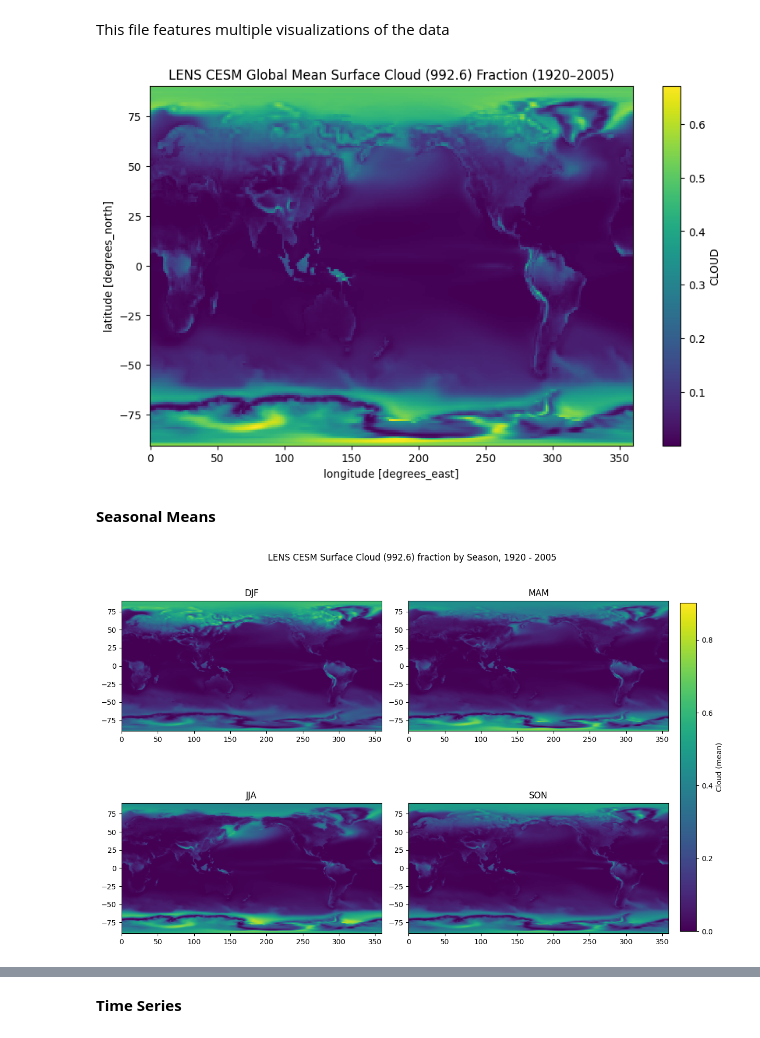
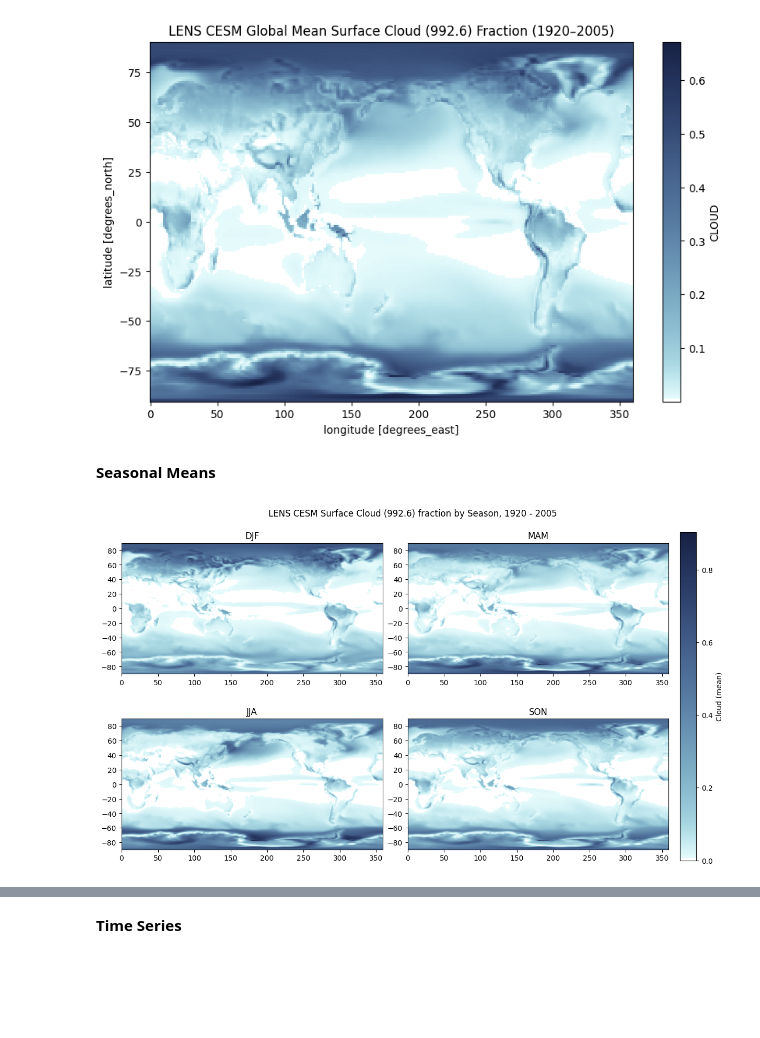
Before and after one commit to ywanika/MSC25_LowCloud, a Jupyter notebook: 01visualizeCESMstd.ipynb, the cells around one changed output, grey strips where cells are left out. Drawn from its saved outputs; the diff is of its cells as text; code cells hidden in the pictures; blank space fills up the shorter version.

Commit message:
updated visuals, working on eecra

```diff
--- a/01visualizeCESMstd.ipynb
+++ b/01visualizeCESMstd.ipynb
@@ -9,3 +18,11 @@ import pandas as pd
+# %%
+#custom colormap
+import pickle
+import matplotlib.pyplot as plt
+
+# Load the colormap
+with open("fog_colormap.pkl", "rb") as f:
+    fog_cmap = pickle.load(f)
 # %%
 cloud = xr.open_dataset("data/cesm_StdModel/cloud_std.nc")
 cloud = cloud.CLOUD
@@ -25,17 +42,15 @@ Attributes:
     units:         fraction
     long_name:     Cloud fraction
     cell_methods:  time: mean
-# %% [markdown]
-This file features multiple visualizations of the data
 # %%
 #cloud.mean('time').plot()
 
 fig, ax = plt.subplots(figsize=(10, 6))
-cloud.mean('time').plot(ax= ax)
+cloud.mean('time').plot(ax= ax, cmap = fog_cmap)
 ax.set_title("LENS CESM Global Mean Surface Cloud (992.6) Fraction (1920–2005)")
 
 plt.savefig("dataViz/LENS_Global_Mean_Map")
 plt.show()
 # %% [output]
-[figure, old version]
+[figure, new version]
 # %%
@@ -67,36 +83,36 @@ son = select_season(cloud, [9, 10, 11], "SON").mean("time")
 
 djf_data = djf.values
 mam_data = mam.values
 jja_data = jja.values
 son_data = son.values
 
 # Coordinates (for labeling)
 lat = djf['lat'].values
 lon = djf['lon'].values
 
-fig, axs = plt.subplots(2, 2, figsize=(12, 8), constrained_layout=True)
+fig, axs = plt.subplots(2, 2, figsize=(12, 7), constrained_layout=True, gridspec_kw={'hspace': 0, 'wspace': 0})
 fig.suptitle("LENS CESM Surface Cloud (992.6) fraction by Season, 1920 - 2005")
 
 # Set shared color range (optional)
 vmin = min(djf_data.min(), mam_data.min(), jja_data.min(), son_data.min())
 vmax = max(djf_data.max(), mam_data.max(), jja_data.max(), son_data.max())
 
 # Plot manually
-im0 = axs[0, 0].imshow(djf_data, origin='lower', vmin=vmin, vmax=vmax, extent=[lon.min(), lon.max(), lat.min(), lat.max()])
+im0 = axs[0, 0].imshow(djf_data, origin='lower', vmin=vmin, vmax=vmax, extent=[lon.min(), lon.max(), lat.min(), lat.max()], cmap = fog_cmap)
 axs[0, 0].set_title("DJF")
 
-im1 = axs[0, 1].imshow(mam_data, origin='lower', vmin=vmin, vmax=vmax, extent=[lon.min(), lon.max(), lat.min(), lat.max()])
+im1 = axs[0, 1].imshow(mam_data, origin='lower', vmin=vmin, vmax=vmax, extent=[lon.min(), lon.max(), lat.min(), lat.max()], cmap = fog_cmap)
 axs[0, 1].set_title("MAM")
 
-im2 = axs[1, 0].imshow(jja_data, origin='lower', vmin=vmin, vmax=vmax, extent=[lon.min(), lon.max(), lat.min(), lat.max()])
+im2 = axs[1, 0].imshow(jja_data, origin='lower', vmin=vmin, vmax=vmax, extent=[lon.min(), lon.max(), lat.min(), lat.max()], cmap = fog_cmap)
 axs[1, 0].set_title("JJA")
 
-im3 = axs[1, 1].imshow(son_data, origin='lower', vmin=vmin, vmax=vmax, extent=[lon.min(), lon.max(), lat.min(), lat.max()])
+im3 = axs[1, 1].imshow(son_data, origin='lower', vmin=vmin, vmax=vmax, extent=[lon.min(), lon.max(), lat.min(), lat.max()], cmap = fog_cmap)
 axs[1, 1].set_title("SON")
 
 fig.colorbar(im0, ax=axs, orientation='vertical', fraction=0.03, pad=0.02, label='Cloud (mean)')
 
 plt.savefig("dataViz/LENS_Global_Seasonal_Map")
 plt.show()
 # %% [output]
-[figure, old version]
+[figure, new version]
```
Also changed, not shown: parts of 28 cells of this notebook, 24 other files.
